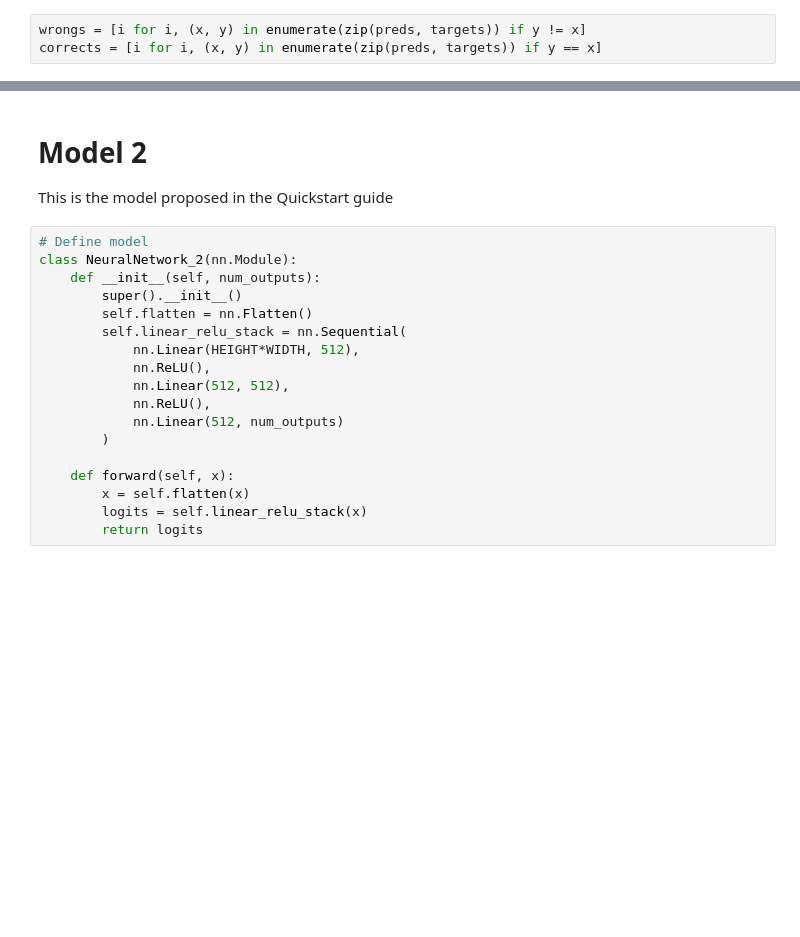
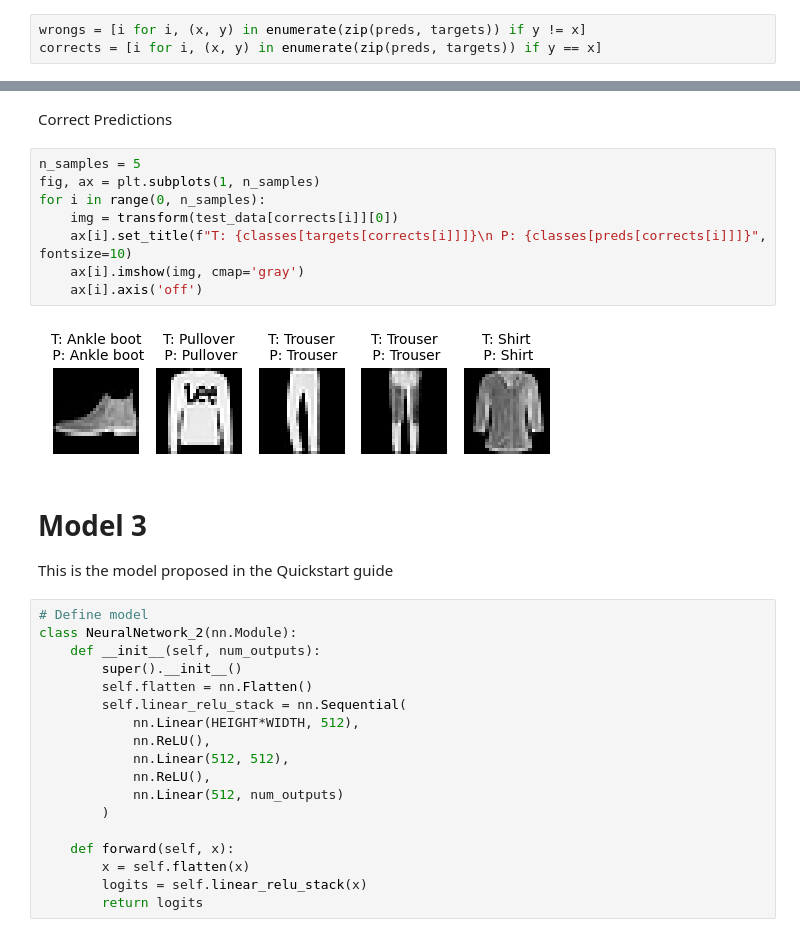
Before and after one commit to Eilliar/deep_learning_101, a Jupyter notebook: Quickstart.ipynb, the cells around one changed output, grey strips where cells are left out. Drawn from its saved outputs; the diff is of its cells as text; blank space fills up the shorter version.

```diff
--- a/Quickstart.ipynb
+++ b/Quickstart.ipynb
@@ -210,5 +279,17 @@ for i in range(0, n_samples):
+# %% [markdown]
+Correct Predictions
+# %%
+n_samples = 5
+fig, ax = plt.subplots(1, n_samples)
+for i in range(0, n_samples):
+    img = transform(test_data[corrects[i]][0])
+    ax[i].set_title(f"T: {classes[targets[corrects[i]]]}\n P: {classes[preds[corrects[i]]]}", fontsize=10)
+    ax[i].imshow(img, cmap='gray')
+    ax[i].axis('off')
+# %% [output]
+[figure, added]
 # %% [markdown]
-# Model 2
+# Model 3
 
 This is the model proposed in the Quickstart guide
 # %%
```
Also changed, not shown: parts of 26 cells of this notebook.
